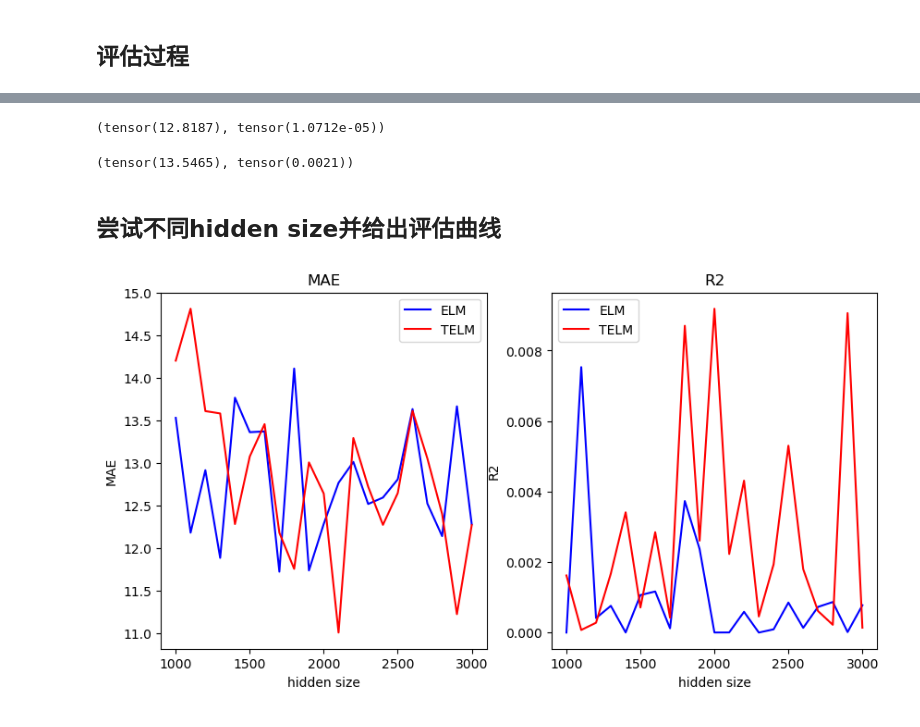
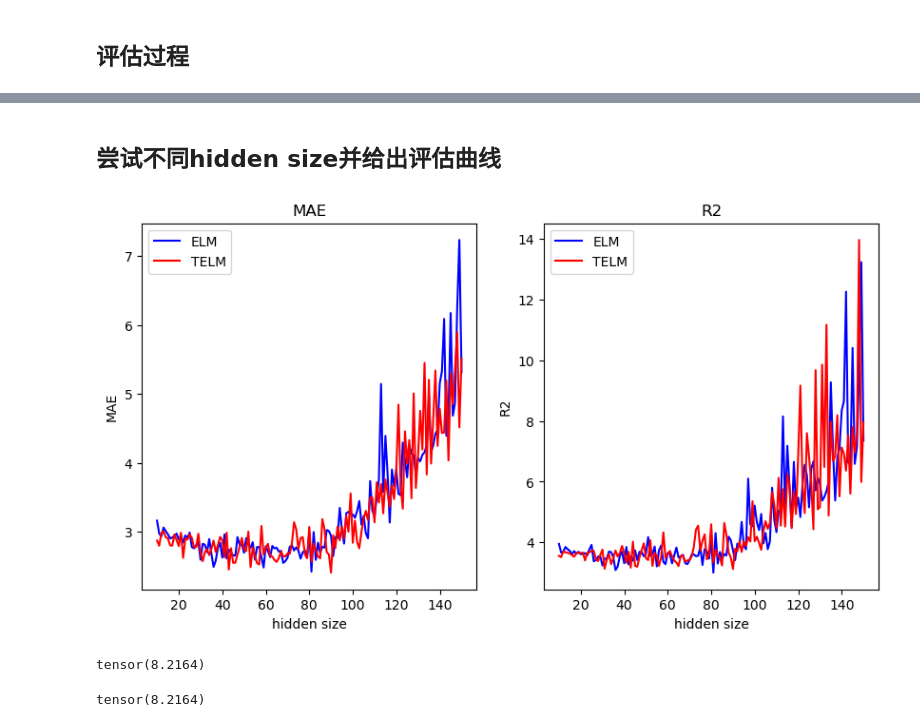
Before and after one commit to ArmoredP1g/torch-ELM, a Jupyter notebook: ELM.ipynb, the cells around one changed output, grey strips where cells are left out. Drawn from its saved outputs; the diff is of its cells as text; code cells hidden in the pictures.

```diff
--- a/ELM.ipynb
+++ b/ELM.ipynb
@@ -112,5 +134,5 @@ def read_SVC_data(file_path):
 # %%
-data, target = read_SVC_data("C:\\Users\\29147\\Documents\\WeChat Files\\wxid_7301883019012\\FileStorage\\File\\2023-05\\原始数据.xlsx")
+data, target = read_SVC_data("C:\\Users\\29147\\Documents\\WeChat Files\\wxid_7301883019012\\FileStorage\\File\\2023-05\\原始数据.xlsx", index=True)
 # %%
 data.shape
 # %% [output]
@@ -148,13 +170,13 @@ for i in range(n_splits):
 # sub_data = torch.cat(sub_data, dim=0)
 
 # 姑且先用最后一个当验证集，不交叉验证了，写着麻烦
-train_data = torch.cat(sub_data[:n_splits-1])
-train_gt = torch.cat(sub_ground_truth[:n_splits-1]).unsqueeze(1)
+train_data = torch.cat(sub_data[0:n_splits-1])
+train_gt = torch.cat(sub_ground_truth[0:n_splits-1]).unsqueeze(1)
 
 val_data = torch.cat(sub_data[n_splits-1:])
 val_gt = torch.cat(sub_ground_truth[n_splits-1:]).unsqueeze(1)
 # %%
-# 创建elm模型对象
-model_elm = ELM(input_dim=973, hidden_dim=2300, output_dim=1)
-model_telm = TELM(input_dim=973, hidden_dim=2300, output_dim=1)
+# # 创建elm模型对象
+# model_elm = ELM(input_dim=973, hidden_dim=2300, output_dim=1)
+# model_telm = TELM(input_dim=973, hidden_dim=2300, output_dim=1)
 # %%
@@ -185,17 +205,16 @@ pred_telm = model_telm(val_data)
 # %%
 # 定义R方的函数
-def r2_score(y_true, y_pred):
-    # 计算y_true和y_pred的均值
-    y_true_mean = torch.mean(y_true)
-    y_pred_mean = torch.mean(y_pred)
-    # 计算y_true和y_pred的方差
-    y_true_var = torch.sum((y_true - y_true_mean) ** 2)
-    y_pred_var = torch.sum((y_pred - y_pred_mean) ** 2)
-    # 计算y_true和y_pred的协方差
-    y_true_pred_cov = torch.sum((y_true - y_true_mean) * (y_pred - y_pred_mean))
-    # 计算R方
-    r2 = (y_true_pred_cov ** 2) / (y_true_var * y_pred_var)
+def r2_score(output, target):
+    mean_target = torch.mean(target)
+    ss_tot = torch.sum((target - mean_target) ** 2)
+    ss_res = torch.sum((target - output) ** 2)
+    r2 = 1 - ss_res / ss_tot
     return r2
+
+# 定义Rmse的函数
+def rmse(output, target):
+    mse = torch.nn.MSELoss()
+    return torch.sqrt(mse(output, target))
 
 # 定义评估方法
 def evaluation(pred, ground_truth):
@@ -211,17 +230,13 @@ def evaluation(pred, ground_truth):
     # 计算平均绝对误差
     mae = l1_loss(ground_truth, pred)
     # 计算R方
-    r2 = r2_score(ground_truth, pred)
+    r2 = rmse(pred, ground_truth)
 
     return mae, r2
 # %%
-evaluation(pred_elm, val_gt)
+# evaluation(pred_elm, val_gt)
-# %% [output]
-(tensor(12.8187), tensor(1.0712e-05))
 # %%
-evaluation(pred_telm, val_gt)
+# evaluation(pred_telm, val_gt)
-# %% [output]
-(tensor(13.5465), tensor(0.0021))
 # %%
 # 定义画图函数
 
@@ -265,41 +280,41 @@ mae_telm = [[],[]]
 r2_telm = [[],[]]
 
 
-hidden_size_start = 1000
-hidden_size_end = 4000
+hidden_size_start = 10
+hidden_size_end = 150
 
 
 hidden_size_cur = hidden_size_start
 while hidden_size_cur <= hidden_size_end:
   mae_elm[0].append(hidden_size_cur)
   r2_elm[0].append(hidden_size_cur)
   mae_telm[0].append(hidden_size_cur)
   r2_telm[0].append(hidden_size_cur)
 
 
   # 创建elm模型对象
-  model_elm = ELM(input_dim=973, hidden_dim=hidden_size_cur, output_dim=1)
-  model_telm = TELM(input_dim=973, hidden_dim=hidden_size_cur, output_dim=1)
+  model_elm = ELM(input_dim=4225, hidden_dim=hidden_size_cur, output_dim=1)
+  model_telm = TELM(input_dim=4225, hidden_dim=hidden_size_cur, output_dim=1)
   # 训练
   model_elm.fit(train_data, train_gt)
   model_telm.fit(train_data, train_gt)
 
   # 评估
   pred_elm = model_elm(val_data)
   pred_telm = model_telm(val_data)
 
   mae, r2 = evaluation(pred_elm, val_gt)
   mae_elm[1].append(mae)
   r2_elm[1].append(r2)
 
   mae, r2 = evaluation(pred_telm, val_gt)
   mae_telm[1].append(mae)
   r2_telm[1].append(r2)
 
   # 设置间隔为200
-  hidden_size_cur += 50
+  hidden_size_cur += 1
 
 
 plot_mae_r2(mae_elm, r2_elm, mae_telm, r2_telm)
 # %% [output]
-[figure, old version]
+[figure, new version]
@@ -305,0 +332,4 @@ plot_mae_r2(mae_elm, r2_elm, mae_telm, r2_telm)
+# %%
+torch.abs(pred_telm-val_gt).mean()
+# %% [output]
+tensor(8.2164)
@@ -305,0 +338,4 @@ plot_mae_r2(mae_elm, r2_elm, mae_telm, r2_telm)
+# %%
+l1_loss(pred_telm, val_gt)
+# %% [output]
+tensor(8.2164)
```
Also changed, not shown: parts of 11 cells of this notebook, 4 other files.
